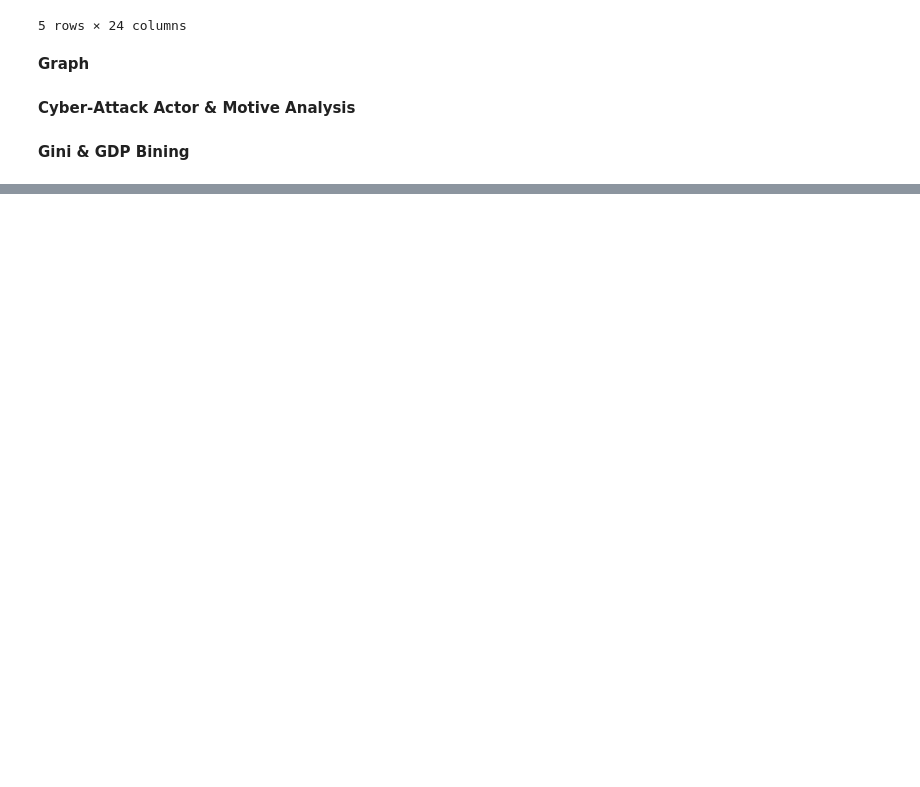
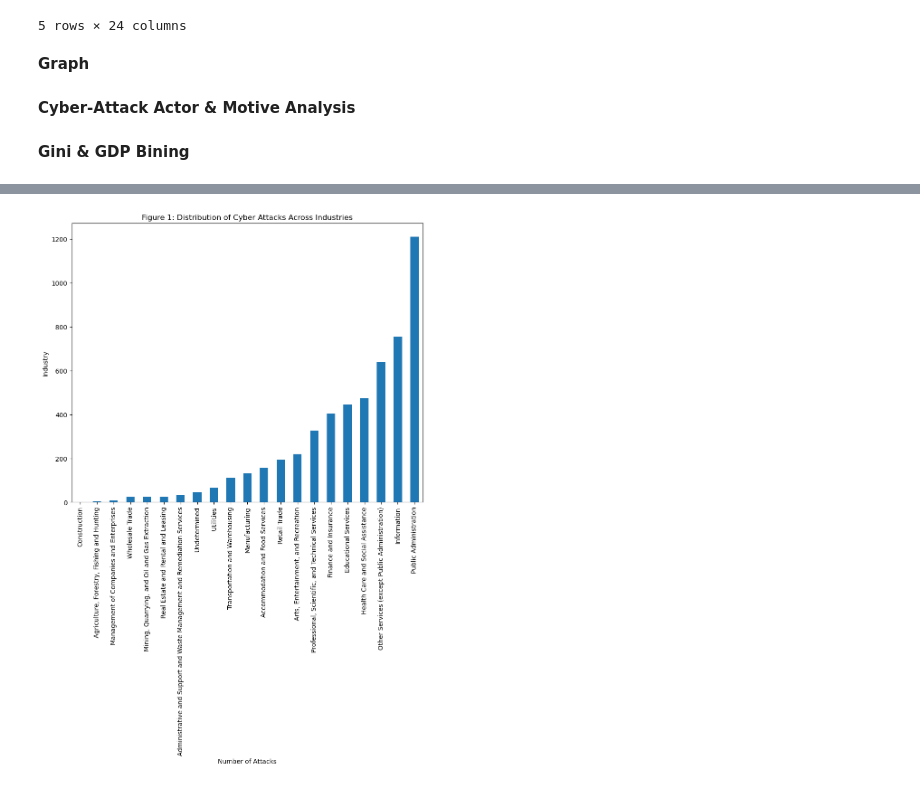
Before and after one commit to Aaron-coderson/Categorizing-Cyber-Attacks, a Jupyter notebook: v2/notebook.ipynb, the cells around one changed output, grey strips where cells are left out. Drawn from its saved outputs; the diff is of its cells as text; code cells hidden in the pictures; blank space fills up the shorter version.

```diff
--- a/v2/notebook.ipynb
+++ b/v2/notebook.ipynb
@@ -304,0 +323,8 @@ Time Series Analysis/
+# %%
+dfTimeBased = df
+dfTimeBased["event_date"] = pd.to_datetime(dfTimeBased["event_date"])
+dfTimeBased = dfTimeBased.set_index(dfTimeBased["event_date"])
+dfTimeBased = dfTimeBased.sort_index()
+# %%
+early = dfTimeBased["2014-01-01":"2019-12-30"]
+late = dfTimeBased["2019-12-30":"2024-05-01"]
@@ -304,0 +509,10 @@ Time Series Analysis/
+# %%
+industry_counts = df["industry"].value_counts().sort_values(ascending=True)
+plt.figure(figsize=(10, 8))
+industry_counts.plot(kind="bar")
+plt.xlabel("Number of Attacks")
+plt.ylabel("Industry")
+_ = plt.title("Figure 1: Distribution of Cyber Attacks Across Industries")
+# this code graphs the number of cyber attacks per industry using Matplotlib
+# %% [output]
+[figure, added]
```
Also changed, not shown: parts of 8 cells of this notebook.
